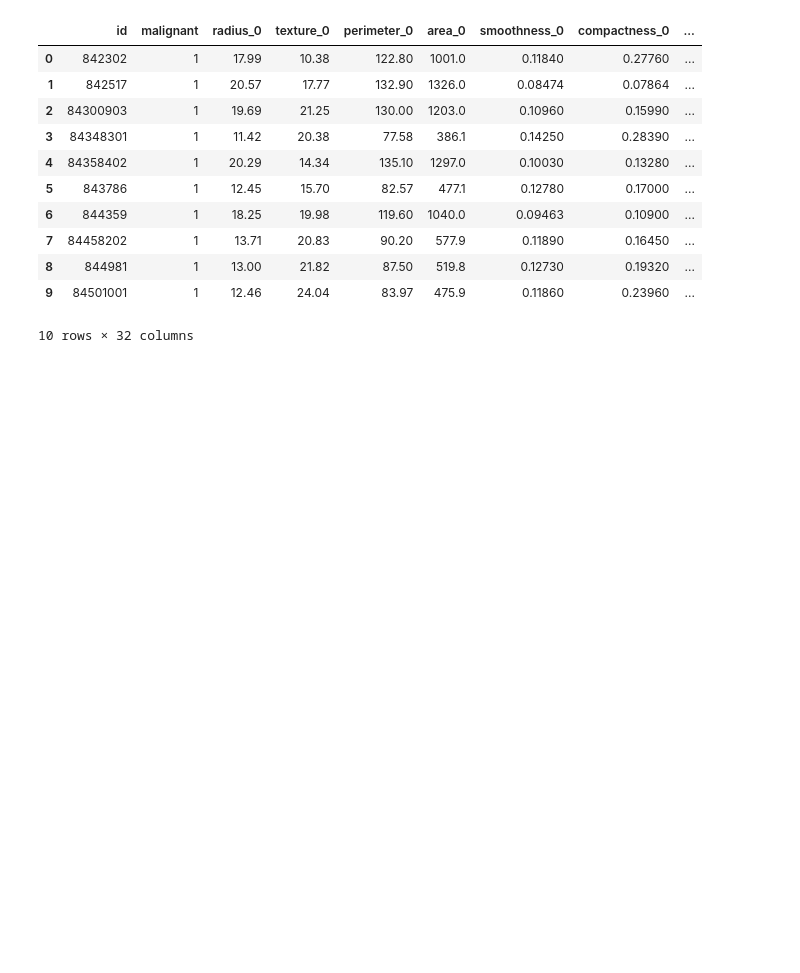
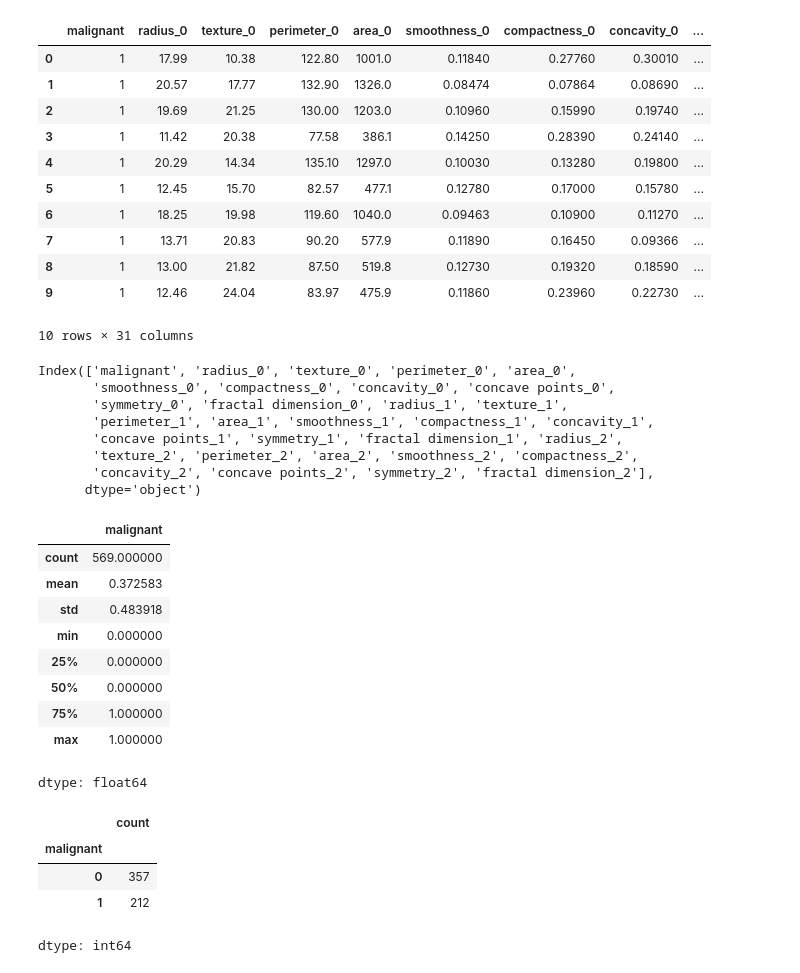
Before and after one commit to MahdiTheGreat/Diagnostic-Systems, a Jupyter notebook: DAIS_4.ipynb, the cells around one changed output. Drawn from its saved outputs; the diff is of its cells as text; code cells hidden in the pictures; blank space fills up the shorter version.

```diff
--- a/DAIS_4.ipynb
+++ b/DAIS_4.ipynb
@@ -17,22 +26,55 @@ README.md  wdbc.pkl
 # %%
 import pickle
 import pandas as pd
+import numpy as np
+
 
 # Load the pickle file
 df = pd.read_pickle('wdbc.pkl')
+df.drop('id', axis=1, inplace=True)
 
 # Display the DataFrame
-df[0:10]
+display(df[0:10])
+display(df.columns)
+
+# Basic statistics
+display(df['malignant'].describe())
+
+# Value counts (for categorical data)
+display(df['malignant'].value_counts())
 # %% [output]
-|  | id | malignant | radius_0 | texture_0 | perimeter_0 | area_0 | smoothness_0 | compactness_0 | ... |
-| 0 | 842302 | 1 | 17.99 | 10.38 | 122.80 | 1001.0 | 0.11840 | 0.27760 | ... |
-| 1 | 842517 | 1 | 20.57 | 17.77 | 132.90 | 1326.0 | 0.08474 | 0.07864 | ... |
-| 2 | 84300903 | 1 | 19.69 | 21.25 | 130.00 | 1203.0 | 0.10960 | 0.15990 | ... |
-| 3 | 84348301 | 1 | 11.42 | 20.38 | 77.58 | 386.1 | 0.14250 | 0.28390 | ... |
-| 4 | 84358402 | 1 | 20.29 | 14.34 | 135.10 | 1297.0 | 0.10030 | 0.13280 | ... |
-| 5 | 843786 | 1 | 12.45 | 15.70 | 82.57 | 477.1 | 0.12780 | 0.17000 | ... |
-| 6 | 844359 | 1 | 18.25 | 19.98 | 119.60 | 1040.0 | 0.09463 | 0.10900 | ... |
-| 7 | 84458202 | 1 | 13.71 | 20.83 | 90.20 | 577.9 | 0.11890 | 0.16450 | ... |
-| 8 | 844981 | 1 | 13.00 | 21.82 | 87.50 | 519.8 | 0.12730 | 0.19320 | ... |
-| 9 | 84501001 | 1 | 12.46 | 24.04 | 83.97 | 475.9 | 0.11860 | 0.23960 | ... |
+|  | malignant | radius_0 | texture_0 | perimeter_0 | area_0 | smoothness_0 | compactness_0 | concavity_0 | ... |
+| 0 | 1 | 17.99 | 10.38 | 122.80 | 1001.0 | 0.11840 | 0.27760 | 0.30010 | ... |
+| 1 | 1 | 20.57 | 17.77 | 132.90 | 1326.0 | 0.08474 | 0.07864 | 0.08690 | ... |
+| 2 | 1 | 19.69 | 21.25 | 130.00 | 1203.0 | 0.10960 | 0.15990 | 0.19740 | ... |
+| 3 | 1 | 11.42 | 20.38 | 77.58 | 386.1 | 0.14250 | 0.28390 | 0.24140 | ... |
+| 4 | 1 | 20.29 | 14.34 | 135.10 | 1297.0 | 0.10030 | 0.13280 | 0.19800 | ... |
+| 5 | 1 | 12.45 | 15.70 | 82.57 | 477.1 | 0.12780 | 0.17000 | 0.15780 | ... |
+| 6 | 1 | 18.25 | 19.98 | 119.60 | 1040.0 | 0.09463 | 0.10900 | 0.11270 | ... |
+| 7 | 1 | 13.71 | 20.83 | 90.20 | 577.9 | 0.11890 | 0.16450 | 0.09366 | ... |
+| 8 | 1 | 13.00 | 21.82 | 87.50 | 519.8 | 0.12730 | 0.19320 | 0.18590 | ... |
+| 9 | 1 | 12.46 | 24.04 | 83.97 | 475.9 | 0.11860 | 0.23960 | 0.22730 | ... |
-10 rows × 32 columns
+10 rows × 31 columns
+Index(['malignant', 'radius_0', 'texture_0', 'perimeter_0', 'area_0',
+       'smoothness_0', 'compactness_0', 'concavity_0', 'concave points_0',
+       'symmetry_0', 'fractal dimension_0', 'radius_1', 'texture_1',
+       'perimeter_1', 'area_1', 'smoothness_1', 'compactness_1', 'concavity_1',
+       'concave points_1', 'symmetry_1', 'fractal dimension_1', 'radius_2',
+       'texture_2', 'perimeter_2', 'area_2', 'smoothness_2', 'compactness_2',
+       'concavity_2', 'concave points_2', 'symmetry_2', 'fractal dimension_2'],
+      dtype='object')
+|  | malignant |
+| count | 569.000000 |
+| mean | 0.372583 |
+| std | 0.483918 |
+| min | 0.000000 |
+| 25% | 0.000000 |
+| 50% | 0.000000 |
+| 75% | 1.000000 |
+| max | 1.000000 |
+dtype: float64
+|  | count |
+| malignant |  |
+| 0 | 357 |
+| 1 | 212 |
+dtype: int64
```
Also changed, not shown: parts of 11 cells of this notebook.
